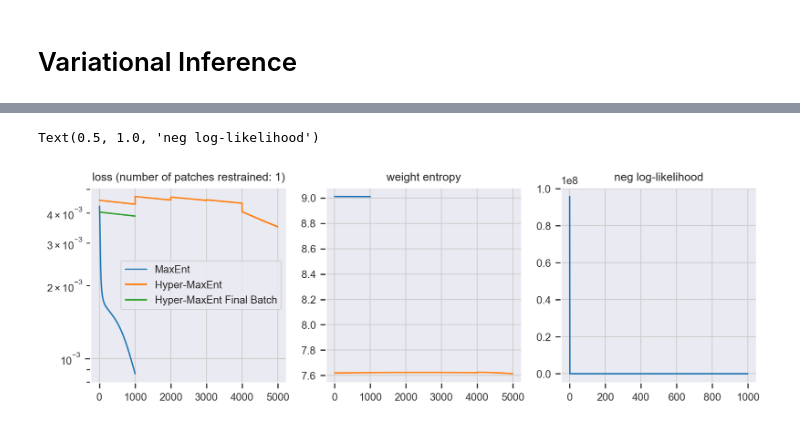
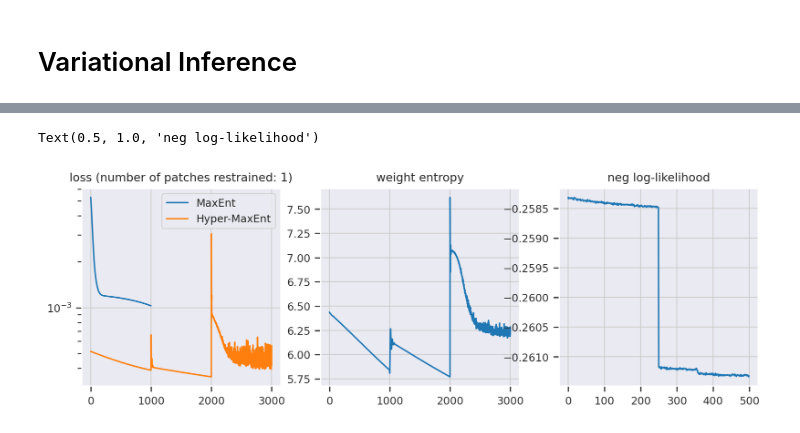
Before and after one commit to ur-whitelab/maxent, a Jupyter notebook: paper/epidemiology.ipynb, the cells around one changed output, grey strips where cells are left out. Saved outputs shown, nothing was run; the diff lists cells and outputs as text; code cells hidden in the pictures.

Commit message:
Reset hypers to match maxent

```diff
--- a/paper/epidemiology.ipynb
+++ b/paper/epidemiology.ipynb
@@ -510,10 +509,10 @@ axs[2].set_position([0.652,0.041,0.15,0.7])
 # Variational Inference
 # %%
 fit_param_model = py0.MetaParameterJoint(start_logits, R, tmat, name='unbiased_model',hypers = hyper_pram)
-fit_param_model.compile(tf.optimizers.Adam(0.1))
+fit_param_model.compile(tf.optimizers.SGD(0.1))
 hme_model = maxent.HyperMaxentModel(restraints, fit_param_model, model, reweight=False)
-hme_model.compile(tf.keras.optimizers.SGD(learning_rate=1), 'mean_squared_error')
+hme_model.compile(tf.keras.optimizers.Adam(learning_rate=0.1), 'mean_squared_error')
 # %%
 hme_history = hme_model.fit(
     N, final_batch_multiplier=batches,
-    outter_epochs=5, param_epochs=250, batch_size=batch_size//4, epochs=1000, verbose=0)
+    outter_epochs=3, param_epochs=250, batch_size=batch_size//4, epochs=1000, verbose=0)
@@ -530,21 +521,19 @@ WARNING:tensorflow:Gradients do not exist for variables ['value:0', 'value:0', '
 # %%
 fig, ax = plt.subplots(1,3,figsize=(10,3),dpi=200)
 ax[0].plot(me_history.history['loss'],label='MaxEnt')
 ax[0].plot(hme_history.history['loss'],label='Hyper-MaxEnt')
-ax[0].plot(hme_final_history.history['loss'],label='Hyper-MaxEnt Final Batch')
 ax[0].set_title('loss (number of patches restrained: {})'.format(len(restrained_patches)))
 ax[0].set_yscale('log')
 ax[0].legend()
 
-ax[1].plot(hme_final_history.history['weight-entropy'])
 ax[1].plot(hme_history.history['weight-entropy'])
 ax[1].set_title('weight entropy')
 
 ax[2].plot(hme_history.history['prior-loss'])
 ax[2].set_title('neg log-likelihood')
 # %% [output]
 Text(0.5, 1.0, 'neg log-likelihood')
-[figure, old version]
+[figure, new version]
 # %%
 fig, axs = plt.subplots(nrows=1, ncols=M, figsize=(8,2), dpi =300)
 fig.suptitle('Variational Maxent Biased Model', y = 1.2, fontsize = 18)
```
Also changed, not shown: parts of 9 cells of this notebook.
